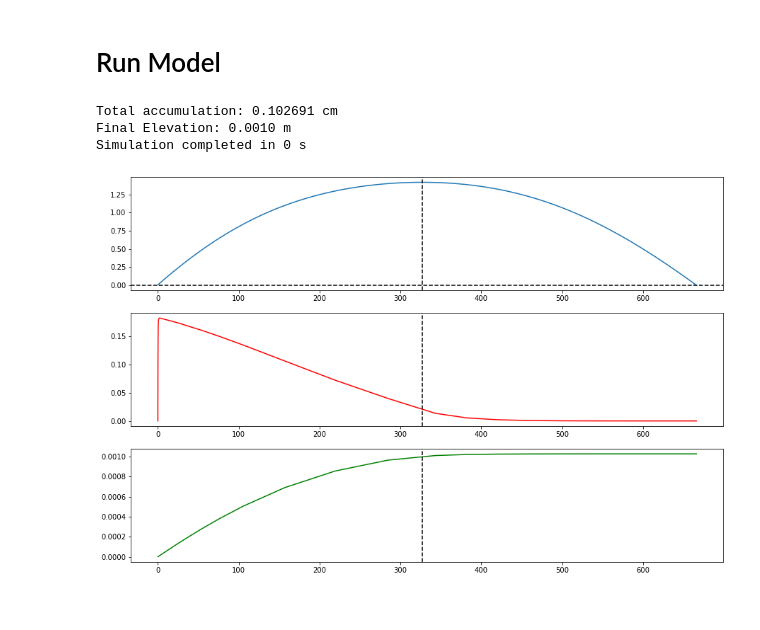
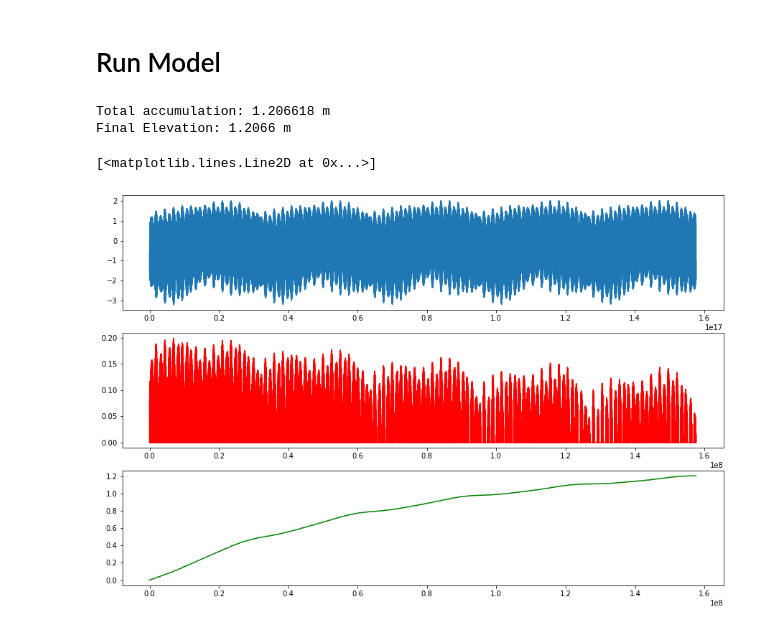
Before and after one commit to christasich/tidal_flat_0d, a Jupyter notebook: notebooks/3-cmt-sediment-model-from-scripts.ipynb, the cells around one changed output. Saved outputs shown, nothing was run; the diff lists cells and outputs as text; code cells hidden in the pictures.

Commit message:
fixed indexing issues with solve_ivp

```diff
--- a/notebooks/3-cmt-sediment-model-from-scripts.ipynb
+++ b/notebooks/3-cmt-sediment-model-from-scripts.ipynb
@@ -140,42 +50,15 @@ dhdt_spl = tide_spl.derivative()
-# %%
-times = np.empty(0)
-concs = np.empty(0)
-elevs = np.empty(0)
-elev = init_elev
-water_heights = data.values
-start_time = time.perf_counter()
-for rep in range(0, reps):
-    water_heights = water_heights + (rep * slr)
-    t, c, z = aggrade(water_heights=water_heights, settle_rate=settle_rate, bulk_dens=bulk_dens,
-                               bound_conc=bound_conc, init_elev=elev, init_conc=0, timestep=timestep, depth_cutoff=depth_cutoff)
-    times = np.concatenate((times, t))
-    concs = np.concatenate((concs, c))
-    elevs = np.concatenate((elevs, z))
-    elev = elevs[-1]
-end_time = time.perf_counter()
-
-print('Total accumulation: {:f} cm'.format((elev - init_elev) * 100))
-print('Final Elevation: {:.4f} m'.format(elev))
-print('Simulation completed in {:.0f} s'.format(end_time - start_time))
-# %% [output]
-Total accumulation: 0.102691 cm
-Final Elevation: 0.0010 m
-Simulation completed in 0 s
+# %%
+result, ts = models.run_model(tides_ts=tides, settle_rate=settle_rate, bulk_dens=bulk_dens, bound_conc=bound_conc, init_elev=init_elev, years=years, slr=slr)
+# %% [output]
+Total accumulation: 1.206618 m
+Final Elevation: 1.2066 m
 # %%
-plt_data = data
-t = times
-c = concs
-z = elevs
-
-slack = plt_data.index.values[np.where(dhdt_spl(plt_data.index) < 0)[0][0]]
 fig, axs = plt.subplots(3, 1)
 fig.set_figheight(10)
 fig.set_figwidth(15)
-axs[0].plot(plt_data)
-axs[0].axhline(elev + depth_cutoff, ls='--', color='black')
-axs[1].plot(t, c, color='r')
-axs[2].plot(t, z, color='g')
-for ax in axs:
-    ax.axvline(slack, ls='--', color='black')
+axs[0].plot(ts)
+axs[1].plot(result.concentration, color='r')
+axs[2].plot(result.elevation, color='g')
 # %% [output]
+[<matplotlib.lines.Line2D at 0x...>]
-[figure, old version]
+[figure, new version]
```
Also changed, not shown: parts of 2 cells of this notebook, 4 other files.
